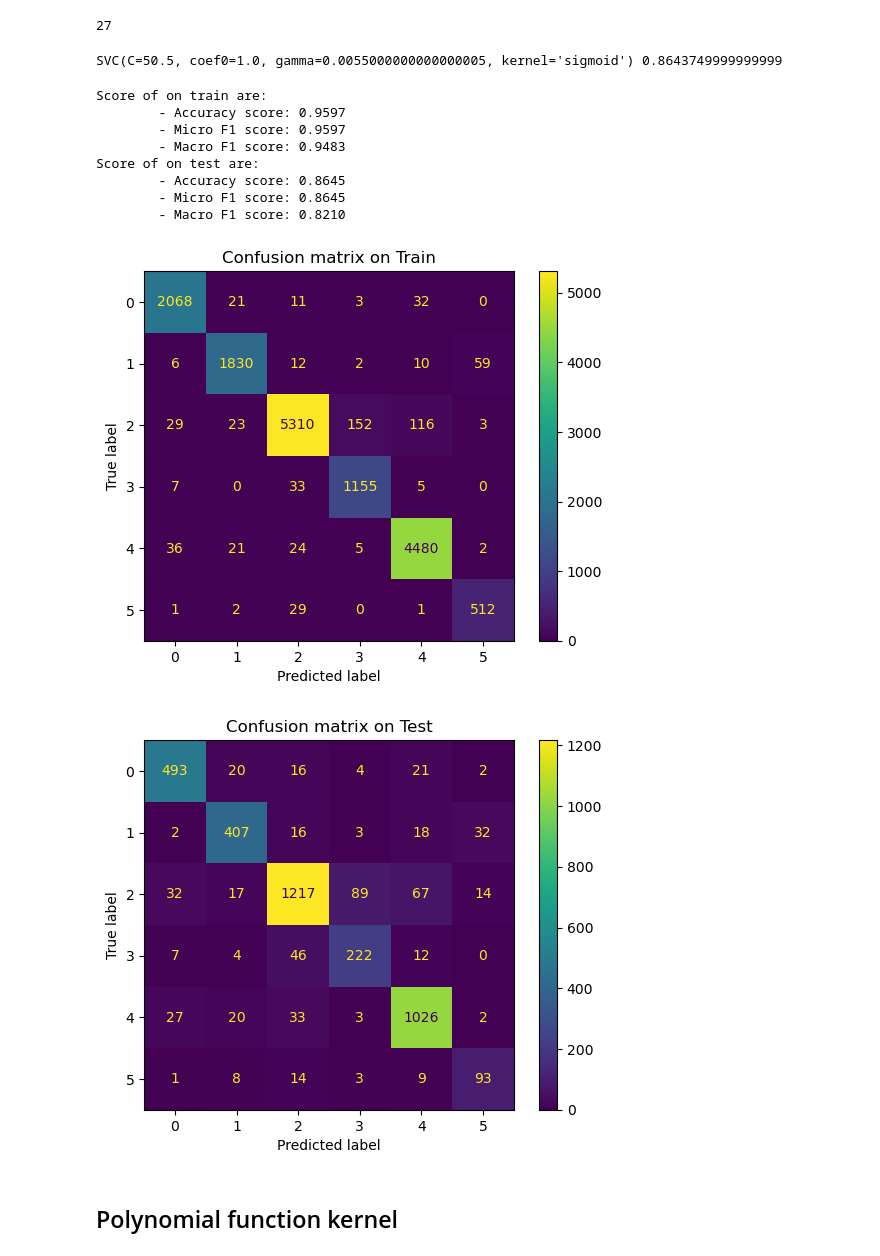
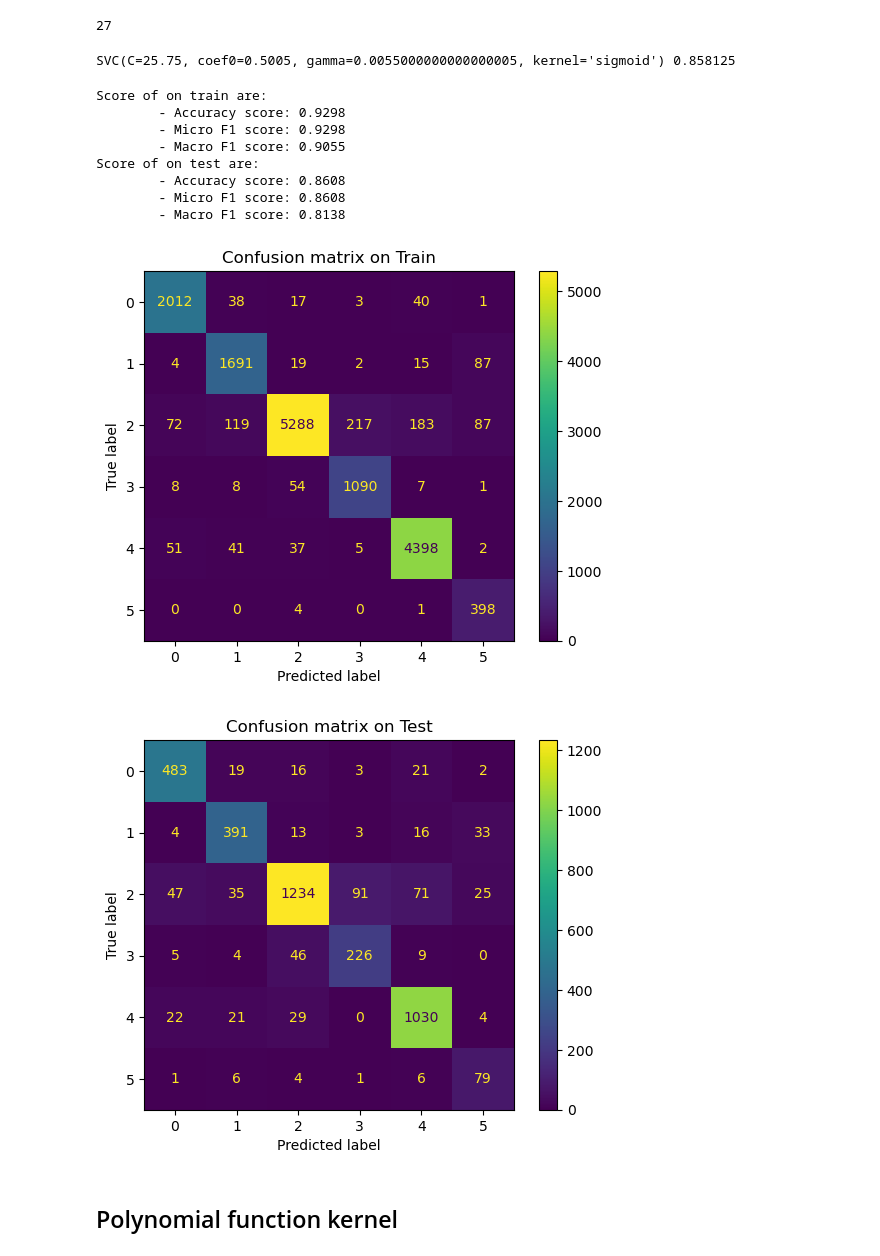
Before and after one commit to auphong2707/emotion-dectection-from-text, a Jupyter notebook: Support Vector Machine (SVM).ipynb, the cells around one changed output. Saved outputs shown, nothing was run; the diff lists cells and outputs as text; code cells hidden in the pictures.

```diff
--- a/Support Vector Machine (SVM).ipynb
+++ b/Support Vector Machine (SVM).ipynb
@@ -31,8 +31,8 @@ y_train, y_test = load_processed_data('output')
 # %% [markdown]
 Select dataset:
 # %%
-X_train = X_train_bow
-X_test = X_test_bow
+X_train = X_train_bow_L1
+X_test = X_test_bow_L1
 # %% [markdown]
 # Basic training
 # %% [markdown]
@@ -240,7 +237,7 @@ So that we can shrink the range of parameter
 We repeat the algorithm again and again until there is no bad parameter to recieve the best model
 # %%
 dict_param = {
-    'C' : np.linspace(25, 100, 10),
+    'C' : np.linspace(10, 100, 10),
     'gamma': np.logspace(-3, -2, 10)
 }
 
@@ -272,5 +267,5 @@ SVC(C=50.0, gamma=0.001291549665014884) 0.8639375000000001
 # %%
-best_svm_rbf_model = SVC(C=50.0, gamma=0.001291549665014884)
+best_svm_rbf_model = SVC(C=60.0, gamma=0.0016681005372000592)
 best_svm_rbf_model.fit(X_train, y_train)
 evaluate_model(best_svm_rbf_model, X_train, X_test, y_train, y_test, include_training=True)
 # %% [output]
@@ -368,22 +363,22 @@ for param in dict_param:
 # %%
 print(grid_search.best_estimator_, grid_search.best_score_)
 # %% [output]
-SVC(C=50.5, coef0=1.0, gamma=0.0055000000000000005, kernel='sigmoid') 0.8643749999999999
+SVC(C=25.75, coef0=0.5005, gamma=0.0055000000000000005, kernel='sigmoid') 0.858125
 # %%
-best_svm_sig_model = SVC(C=50.5, coef0=1.0, gamma=0.0055000000000000005, kernel='sigmoid')
+best_svm_sig_model = SVC(C=25.75, coef0=0.5005, gamma=0.0055000000000000005, kernel='sigmoid')
 best_svm_sig_model.fit(X_train, y_train)
 evaluate_model(best_svm_sig_model, X_train, X_test, y_train, y_test, include_training=True)
 # %% [output]
 Score of on train are:
-        - Accuracy score: 0.9597
-        - Micro F1 score: 0.9597
-        - Macro F1 score: 0.9483
+        - Accuracy score: 0.9298
+        - Micro F1 score: 0.9298
+        - Macro F1 score: 0.9055
 Score of on test are:
-        - Accuracy score: 0.8645
-        - Micro F1 score: 0.8645
-        - Macro F1 score: 0.8210
+        - Accuracy score: 0.8608
+        - Micro F1 score: 0.8608
+        - Macro F1 score: 0.8138
-[figure, old version]
+[figure, new version]
-[figure, old version]
+[figure, new version]
 # %% [markdown]
 ## Polynomial function kernel
 # %% [markdown]
```
Also changed, not shown: parts of 21 cells of this notebook, 1 other file.
